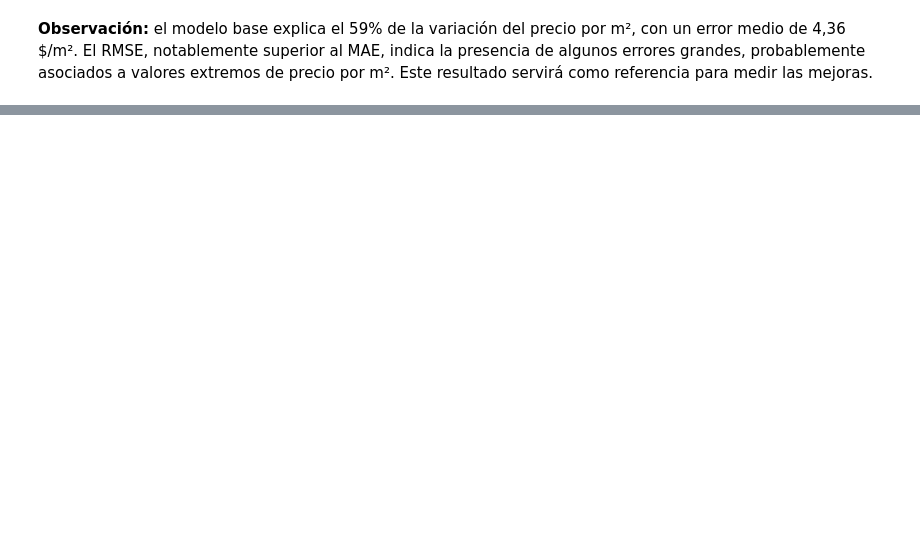
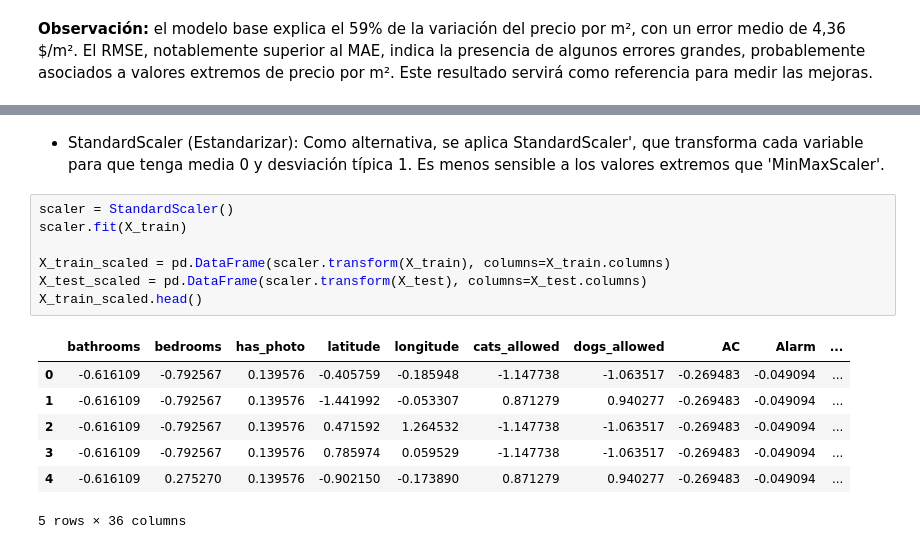
Before and after one commit to Juancarlosdelmarlostanau/Apartment-rent-predictor, a Jupyter notebook: notebooks/modeling.ipynb, the cells around one changed output, grey strips where cells are left out. Drawn from its saved outputs; the diff is of its cells as text; blank space fills up the shorter version.

```diff
--- a/notebooks/modeling.ipynb
+++ b/notebooks/modeling.ipynb
@@ -87,0 +134,18 @@ RMSE: 6.739894010982069
+# %% [markdown]
+- StandardScaler (Estandarizar):
+    Como alternativa, se aplica StandardScaler', que transforma cada variable para que tenga media 0 y desviación típica 1. Es menos sensible a los valores extremos que 'MinMaxScaler'.
+# %%
+scaler = StandardScaler()
+scaler.fit(X_train)
+
+X_train_scaled = pd.DataFrame(scaler.transform(X_train), columns=X_train.columns)
+X_test_scaled = pd.DataFrame(scaler.transform(X_test), columns=X_test.columns)
+X_train_scaled.head()
+# %% [output]
+|  | bathrooms | bedrooms | has_photo | latitude | longitude | cats_allowed | dogs_allowed | AC | Alarm | ... |
+| 0 | -0.616109 | -0.792567 | 0.139576 | -0.405759 | -0.185948 | -1.147738 | -1.063517 | -0.269483 | -0.049094 | ... |
+| 1 | -0.616109 | -0.792567 | 0.139576 | -1.441992 | -0.053307 | 0.871279 | 0.940277 | -0.269483 | -0.049094 | ... |
+| 2 | -0.616109 | -0.792567 | 0.139576 | 0.471592 | 1.264532 | -1.147738 | -1.063517 | -0.269483 | -0.049094 | ... |
+| 3 | -0.616109 | -0.792567 | 0.139576 | 0.785974 | 0.059529 | -1.147738 | -1.063517 | -0.269483 | -0.049094 | ... |
+| 4 | -0.616109 | 0.275270 | 0.139576 | -0.902150 | -0.173890 | 0.871279 | 0.940277 | -0.269483 | -0.049094 | ... |
+5 rows × 36 columns
```
Also changed, not shown: parts of 25 cells of this notebook, 2 other files.
